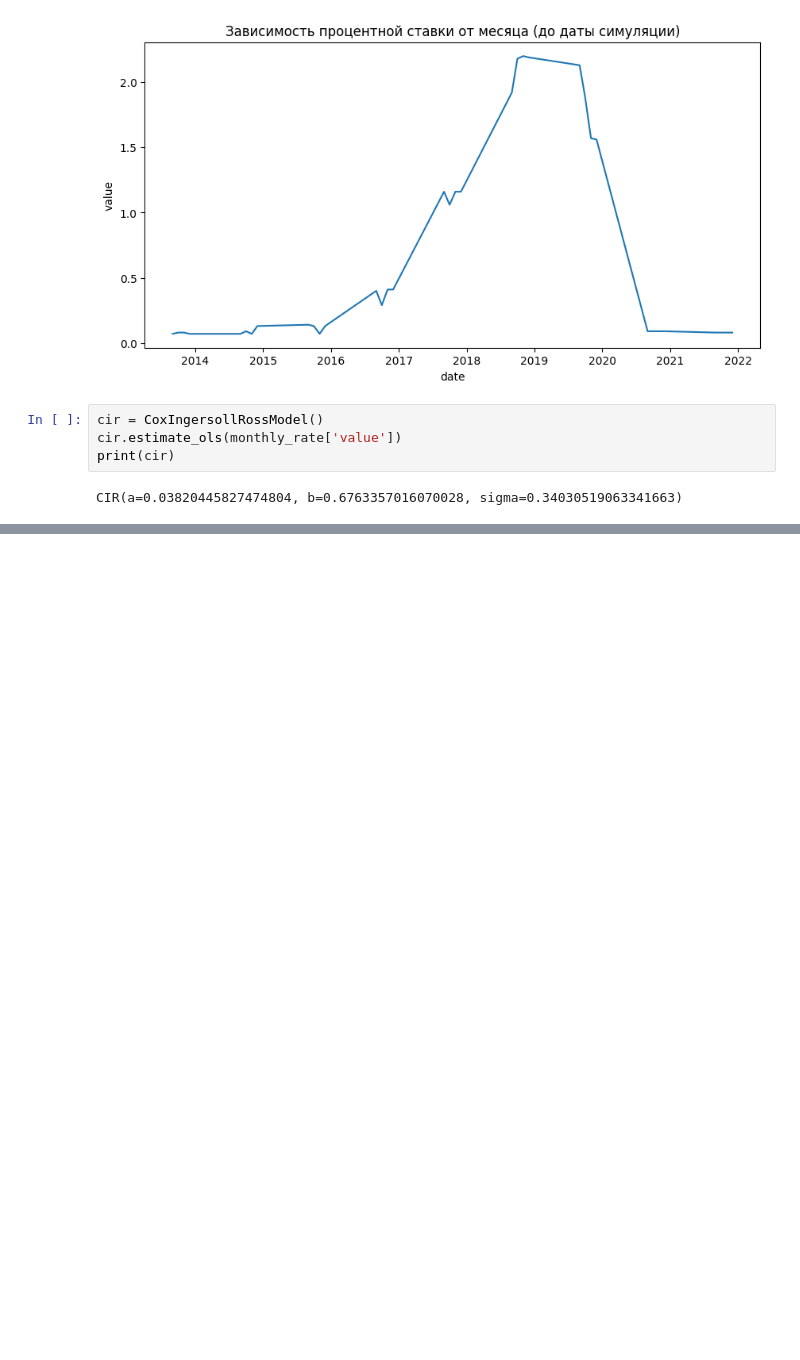
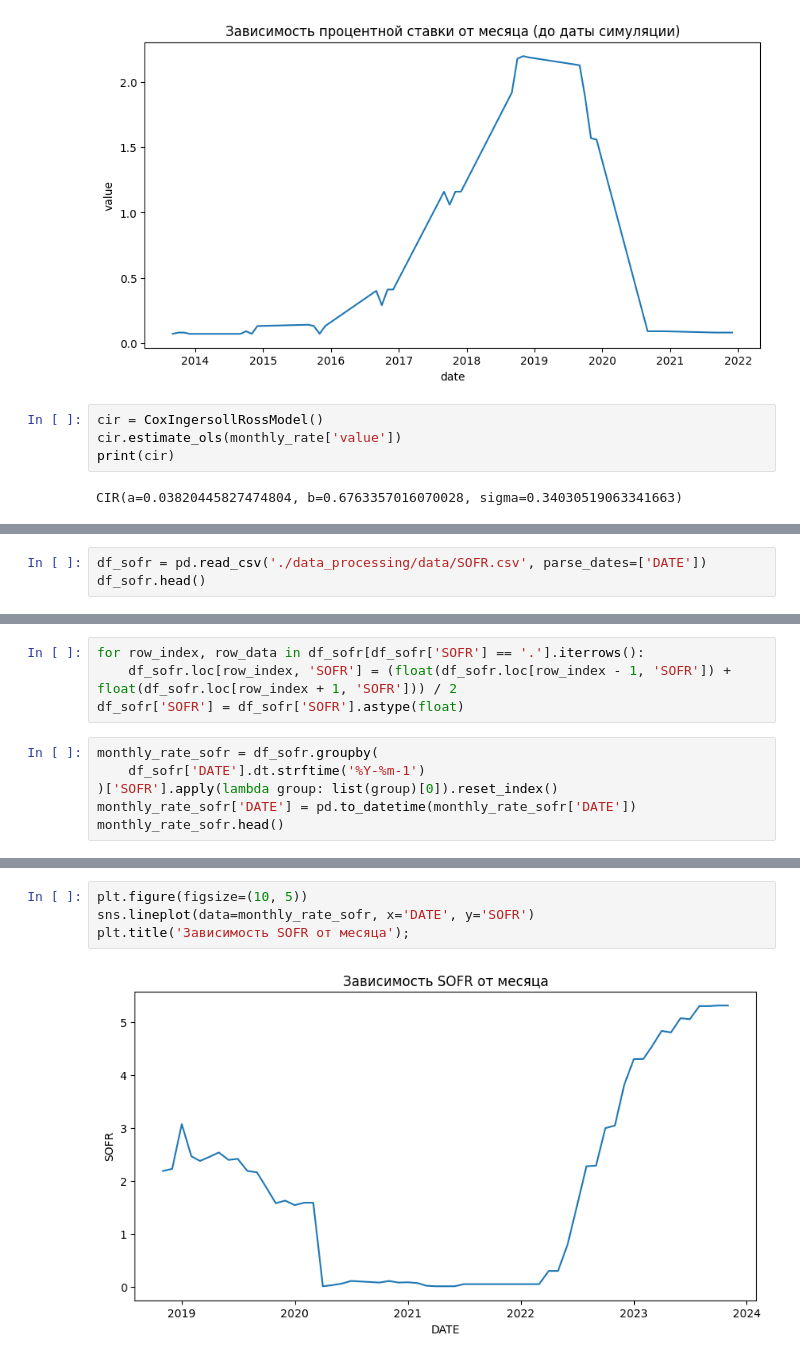
Before and after one commit to M1croZavr/simulation-models-project, a Jupyter notebook: interest_rate_us.ipynb, the cells around one changed output, grey strips where cells are left out. Drawn from its saved outputs; the diff is of its cells as text; blank space fills up the shorter version.

Commit message:
SOFR added

```diff
--- a/interest_rate_us.ipynb
+++ b/interest_rate_us.ipynb
@@ -81,0 +89,3 @@ plt.ylabel('Процентная ставка');
+# %%
+df_sofr = pd.read_csv('./data_processing/data/SOFR.csv', parse_dates=['DATE'])
+df_sofr.head()
@@ -81,0 +99,10 @@ plt.ylabel('Процентная ставка');
+# %%
+for row_index, row_data in df_sofr[df_sofr['SOFR'] == '.'].iterrows():
+    df_sofr.loc[row_index, 'SOFR'] = (float(df_sofr.loc[row_index - 1, 'SOFR']) + float(df_sofr.loc[row_index + 1, 'SOFR'])) / 2
+df_sofr['SOFR'] = df_sofr['SOFR'].astype(float)
+# %%
+monthly_rate_sofr = df_sofr.groupby(
+    df_sofr['DATE'].dt.strftime('%Y-%m-1')
+)['SOFR'].apply(lambda group: list(group)[0]).reset_index()
+monthly_rate_sofr['DATE'] = pd.to_datetime(monthly_rate_sofr['DATE'])
+monthly_rate_sofr.head()
@@ -81,0 +116,6 @@ plt.ylabel('Процентная ставка');
+# %%
+plt.figure(figsize=(10, 5))
+sns.lineplot(data=monthly_rate_sofr, x='DATE', y='SOFR')
+plt.title('Зависимость SOFR от месяца');
+# %% [output]
+[figure, added]
```
Also changed, not shown: parts of 12 cells of this notebook, 2 other files.
